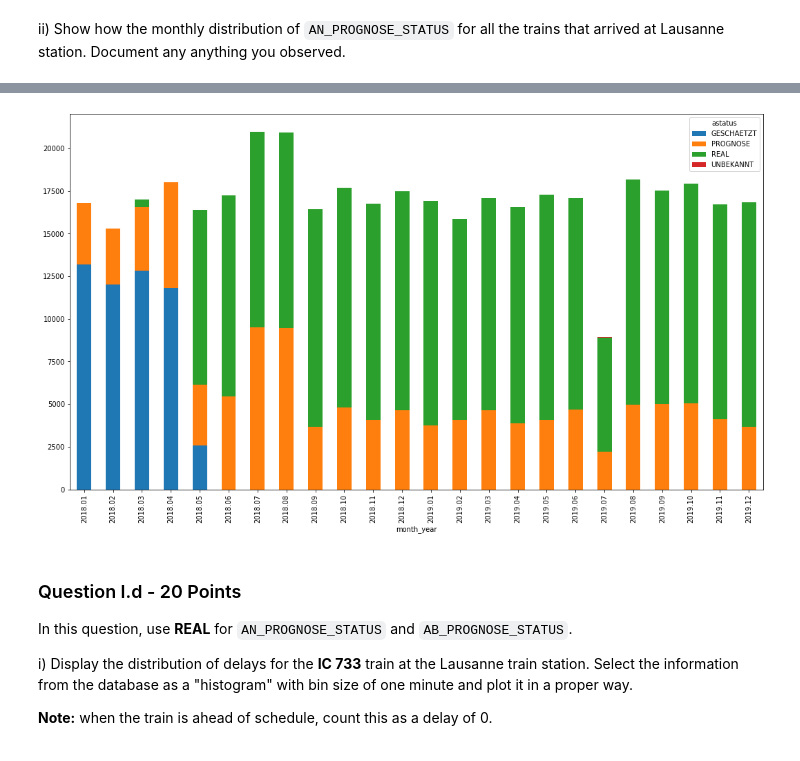
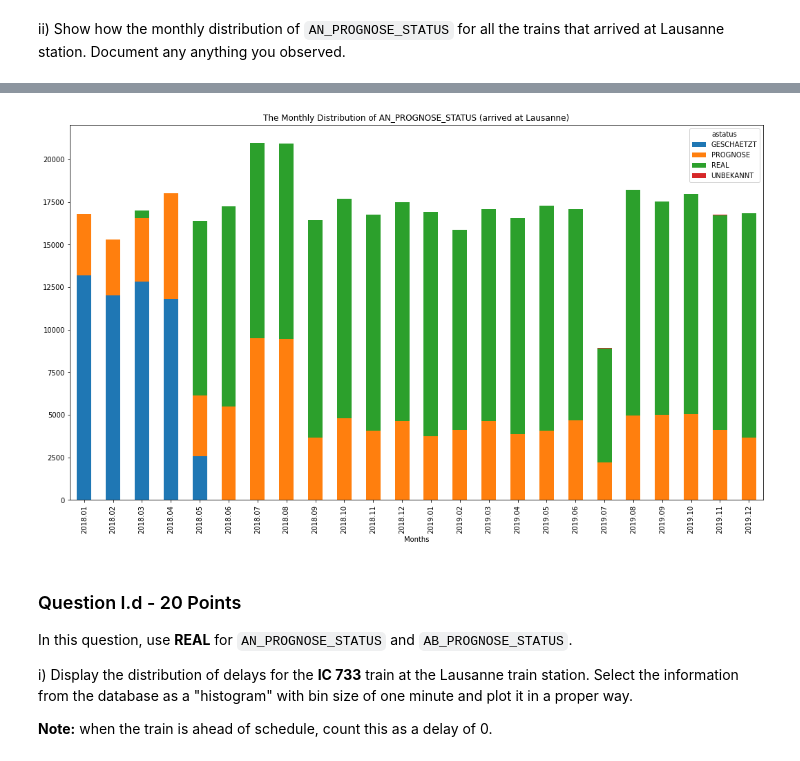
Before and after one commit to FurkanKarakas/dslab-homework-1, a Jupyter notebook: notebooks/DSLab_homework-1.ipynb, the cells around one changed output, grey strips where cells are left out. Saved outputs shown, nothing was run; the diff lists cells and outputs as text; code cells hidden in the pictures.

```diff
--- a/notebooks/DSLab_homework-1.ipynb
+++ b/notebooks/DSLab_homework-1.ipynb
@@ -387,9 +391,11 @@ df_lausanne.head()
 # %%
 pivot_df = df_lausanne.pivot(index='month_year', columns='astatus', values='count')
 pivot_df.plot.bar(stacked=True, figsize=(18,10))
+plt.title('The Monthly Distribution of AN_PROGNOSE_STATUS (arrived at Lausanne)')
+plt.xlabel('Months')
 plt.show()
 # %% [output]
-[figure, old version]
+[figure, new version]
 # %% [markdown]
 ### Question I.d - 20 Points
 
```
Also changed, not shown: parts of 5 cells of this notebook.
